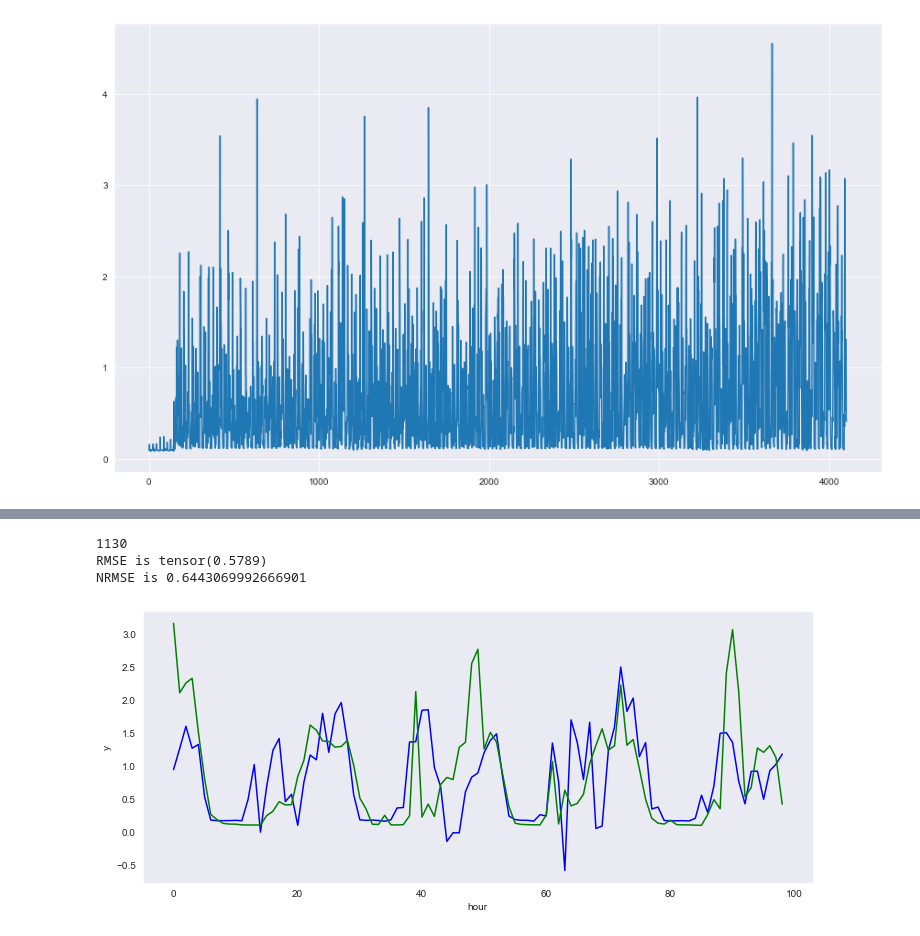
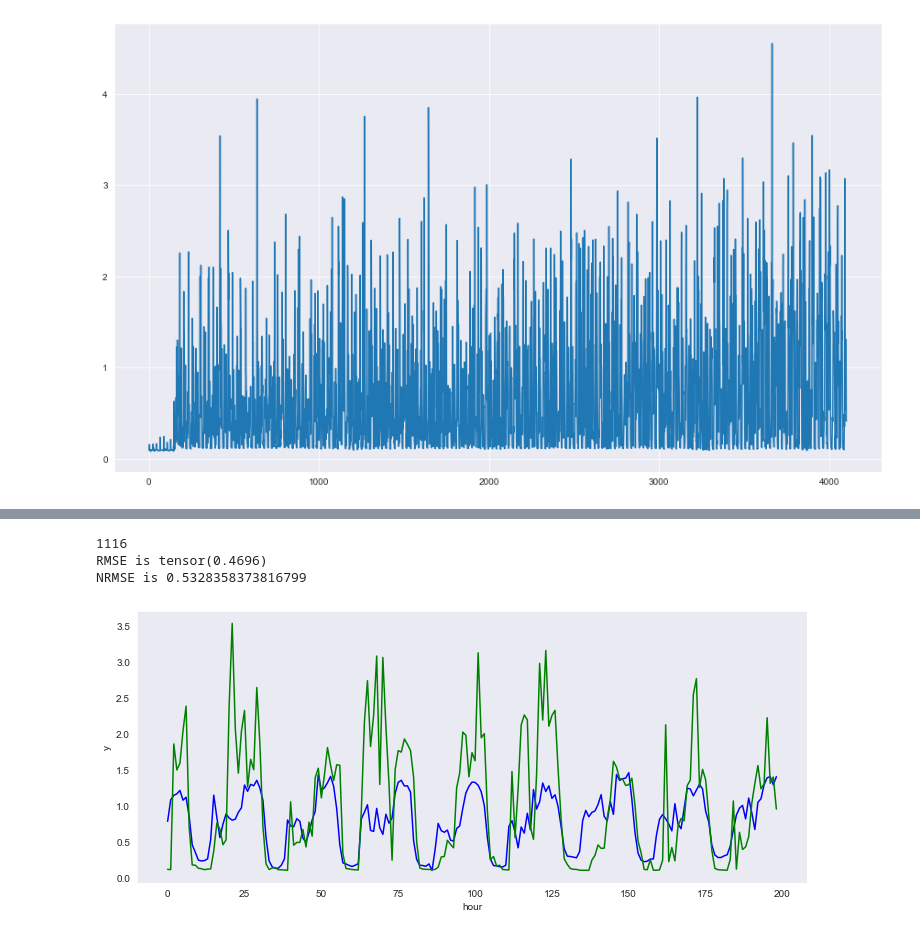
Before and after one commit to RuidongDavidLin/ML-for-prediction, a Jupyter notebook: MLP_individual_24_hour_ahead.ipynb, the cells around one changed output, grey strips where cells are left out. Drawn from its saved outputs; the diff is of its cells as text; code cells hidden in the pictures.

```diff
--- a/MLP_individual_24_hour_ahead.ipynb
+++ b/MLP_individual_24_hour_ahead.ipynb
@@ -65,0 +65,34 @@ def split_data(stock, lookback):
+# %%
+# 进行数据集的划分
+def split_data(stock, lookback):
+    data = []
+    day_average ={}
+    for index in range(int(len(stock)/24)):
+        sum = 0
+        for hour in range(24):
+            sum += stock[index*24 + hour]
+        day_average[index] = sum/24
+    print(day_average)
+    for index in range(len(stock)-lookback):
+        data.append(stock[index:index + lookback:24])
+        for i in range(int(lookback/24)-2):
+            data[index].insert(i*2+1, day_average[int(index/24) + i])
+        # data.append([])
+        # for i in range(16):
+        #     data[index].append(stock[index + i*24])
+
+    data = np.array(data, dtype=np.float32)
+    # data = scale(data, with_mean=False, with_std=False)
+    print(data.shape)
+
+    test_set_size = int(np.round(0.3 * data.shape[0]))
+    train_set_size = data.shape[0] - test_set_size
+
+    x_train = np.array(data[:train_set_size,:-2], dtype=np.float32)
+    # x_train = np.delete(x_train, [14,15], 1)
+    y_train = np.array(data[:train_set_size, -1], dtype=np.float32)
+
+    x_test = np.array(data[train_set_size:,:-2], dtype=np.float32)
+    # x_test = np.delete(x_test, [14,15], 1)
+    y_test = np.array(data[train_set_size:,-1], dtype=np.float32)
+    return x_train, y_train, x_test, y_test
@@ -104,13 +162,13 @@ class MLPregression(nn.Module):
     def __init__(self):
         super(MLPregression,self).__init__()
         #定义第一个隐藏层
-        self.hidden1=nn.Linear(in_features=312 ,out_features=20,bias=True)#8*100 8个属性特征
+        self.hidden1=nn.Linear(in_features=28 ,out_features=100,bias=True)#8*100 8个属性特征
         # #定义第二个隐藏层
         # self.hidden2=nn.Linear(100,100)#100*100
         # #定义第三个隐藏层
         # self.hidden3=nn.Linear(100,50)#100*50
         #回归预测层
-        self.predict=nn.Linear(20,1)#50*1  预测只有一个 房价
+        self.predict=nn.Linear(100,1)#50*1  预测只有一个 房价
     def forward(self,x):
         sigmoid = nn.Sigmoid()
         x=sigmoid(self.hidden1(x))
@@ -173,36 +231,36 @@ Epoch: 99 Loss: 0.006158621925231992
 #预测
 import math
 
 pre_y=mlpreg(test_xt)
 pre_y=pre_y.data.numpy()
 test_yt = test_yt
 print(len(pre_y))
 # mae=mean_absolute_error(y_test,pre_y)
 MAE,S1,RMSE,S2 = 0,0,0,0
 for index in range(len(pre_y)):
     MAE += abs(pre_y[index]-test_yt[index])
     RMSE += (pre_y[index]-test_yt[index])**2
     S1 += abs(test_yt[index])
     S2 += test_yt[index]**2
 
 NMAE = MAE/S1
 NRMSE = math.sqrt(RMSE/S2)
 print("RMSE is", NMAE)
 print("NRMSE is", NRMSE)
 
 # index=np.argsort(y_test)
 plt.figure(figsize=(12,5))
-plt.plot(pre_y[-100:-1],"b")
-plt.plot(test_yt[-100:-1],"g")
+plt.plot(pre_y[-200:-1],"b")
+plt.plot(test_yt[-200:-1],"g")
 # plt.plot(np.arange(len(y_test)),y_test[index],"r",label="original y")
 # plt.scatter(np.arange(len(pre_y)),pre_y[index],s=3,c="b",label="prediction")
 # plt.legend(loc="upper left")
 plt.grid()
 plt.xlabel("hour")
 plt.ylabel("y")
 plt.show()
 # %% [output]
-1130
-RMSE is tensor(0.5789)
-NRMSE is 0.6443069992666901
+1116
+RMSE is tensor(0.4696)
+NRMSE is 0.5328358373816799
-[figure, old version]
+[figure, new version]
```
Also changed, not shown: parts of 6 cells of this notebook.
